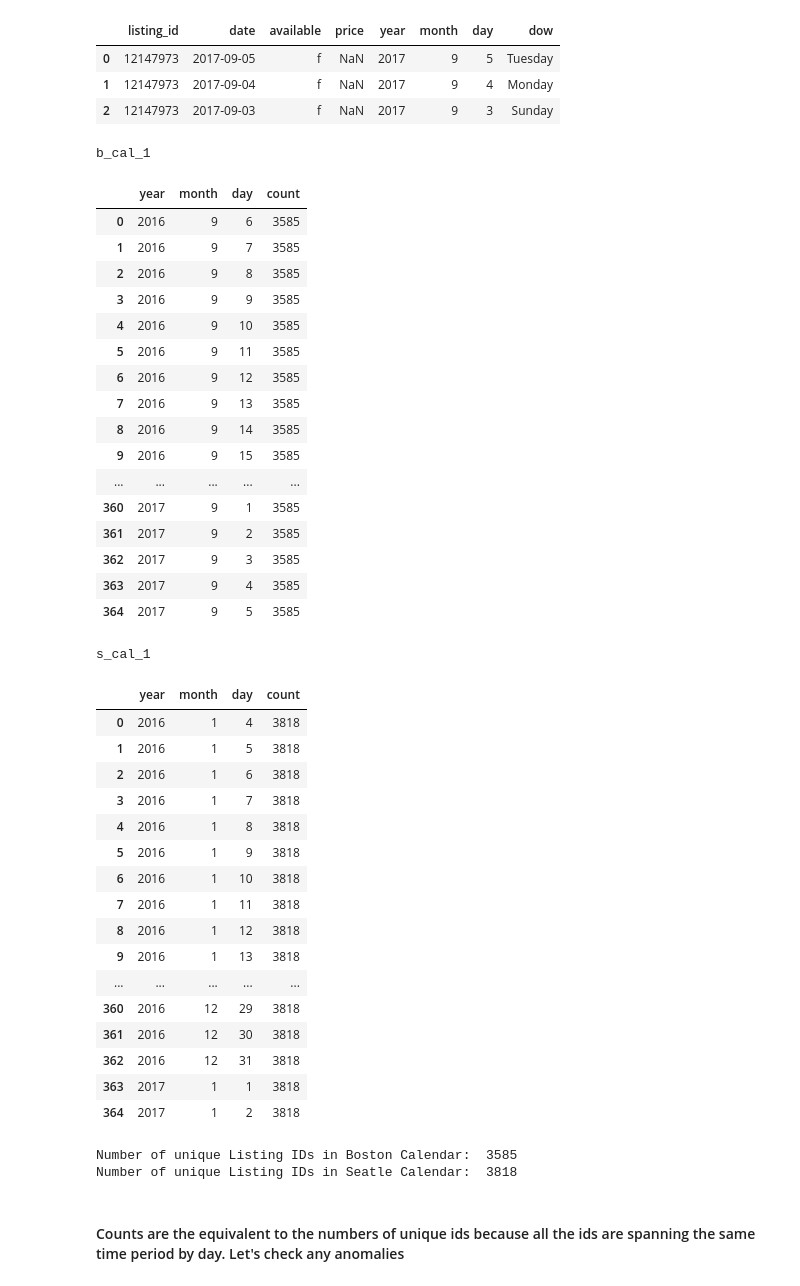
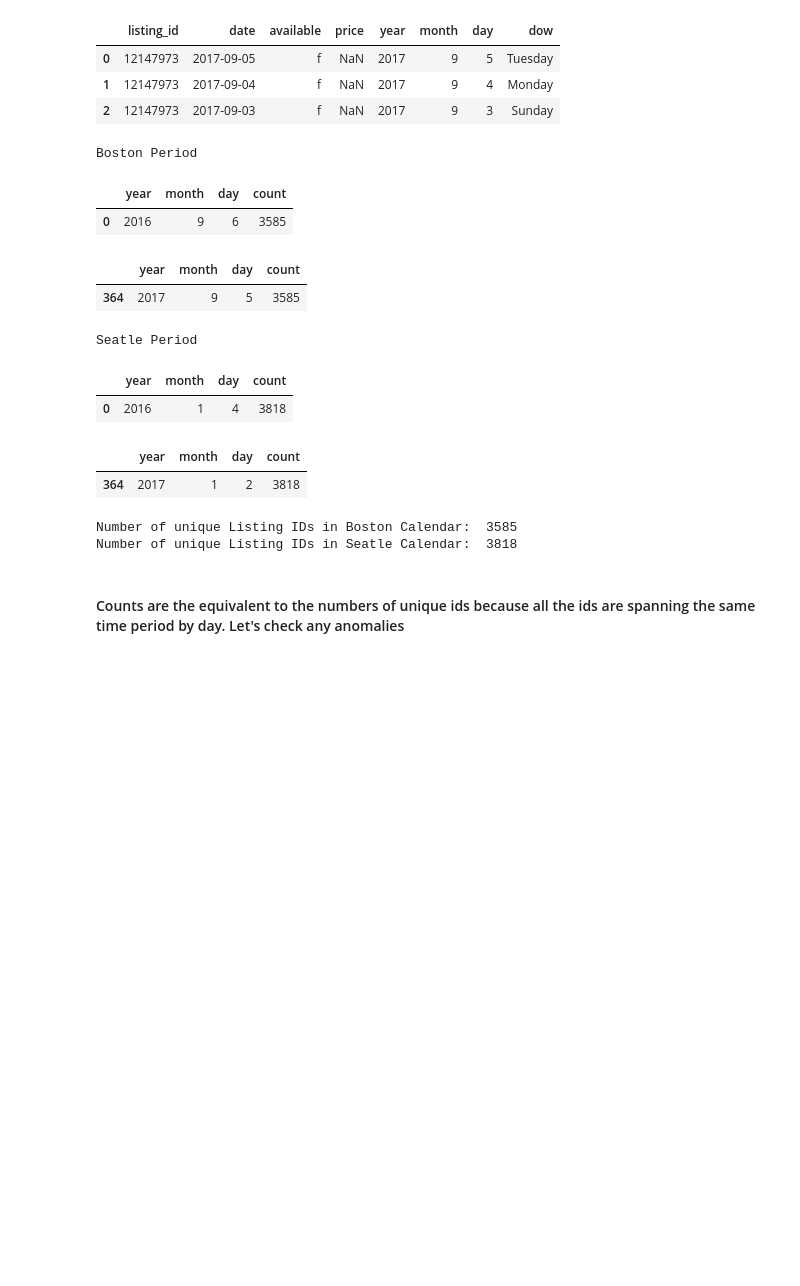
Before and after one commit to Zainy1453/Project-ND-1, a Jupyter notebook: Project 1.ipynb, the cells around one changed output. Cells and saved outputs as stored; diff of their text form; code cells hidden in the pictures; blank space fills up the shorter version.

```diff
--- a/Project 1.ipynb
+++ b/Project 1.ipynb
@@ -104,46 +104,23 @@ s_cal_1
 # %%
 b_period =get_period_df(b_cal_1)
 s_period =get_period_df(s_cal_1)
-display_side_by_side(b_period, s_period, titles= ['b_cal_1', 's_cal_1'])
+display_side_by_side(b_period.head(1), b_period.tail(1), titles = ['Boston Period'])
+display_side_by_side(s_period.head(1), s_period.tail(1), titles = ['Seatle Period'])
+
 print("Number of unique Listing IDs in Boston Calendar: ", len(b_cal_1.listing_id.unique()))
 print("Number of unique Listing IDs in Seatle Calendar: ", len(s_cal_1.listing_id.unique()))
+#b_period.iloc[0], s_period.iloc[0], b =0)
 # %% [output]
-b_cal_1
+Boston Period
 |  | year | month | day | count |
 | 0 | 2016 | 9 | 6 | 3585 |
-| 1 | 2016 | 9 | 7 | 3585 |
-| 2 | 2016 | 9 | 8 | 3585 |
-| 3 | 2016 | 9 | 9 | 3585 |
-| 4 | 2016 | 9 | 10 | 3585 |
-| 5 | 2016 | 9 | 11 | 3585 |
-| 6 | 2016 | 9 | 12 | 3585 |
-| 7 | 2016 | 9 | 13 | 3585 |
-| 8 | 2016 | 9 | 14 | 3585 |
-| 9 | 2016 | 9 | 15 | 3585 |
-| ... | ... | ... | ... | ... |
-| 360 | 2017 | 9 | 1 | 3585 |
-| 361 | 2017 | 9 | 2 | 3585 |
-| 362 | 2017 | 9 | 3 | 3585 |
-| 363 | 2017 | 9 | 4 | 3585 |
-| 364 | 2017 | 9 | 5 | 3585 |
+|  | year | month | day | count |
+| 364 | 2017 | 9 | 5 | 3585 |
-s_cal_1
+Seatle Period
-|  | year | month | day | count |
-| 0 | 2016 | 1 | 4 | 3818 |
-| 1 | 2016 | 1 | 5 | 3818 |
-| 2 | 2016 | 1 | 6 | 3818 |
-| 3 | 2016 | 1 | 7 | 3818 |
-| 4 | 2016 | 1 | 8 | 3818 |
-| 5 | 2016 | 1 | 9 | 3818 |
-| 6 | 2016 | 1 | 10 | 3818 |
-| 7 | 2016 | 1 | 11 | 3818 |
-| 8 | 2016 | 1 | 12 | 3818 |
-| 9 | 2016 | 1 | 13 | 3818 |
-| ... | ... | ... | ... | ... |
-| 360 | 2016 | 12 | 29 | 3818 |
-| 361 | 2016 | 12 | 30 | 3818 |
-| 362 | 2016 | 12 | 31 | 3818 |
-| 363 | 2017 | 1 | 1 | 3818 |
-| 364 | 2017 | 1 | 2 | 3818 |
+|  | year | month | day | count |
+| 0 | 2016 | 1 | 4 | 3818 |
+|  | year | month | day | count |
+| 364 | 2017 | 1 | 2 | 3818 |
 Number of unique Listing IDs in Boston Calendar:  3585
 Number of unique Listing IDs in Seatle Calendar:  3818
 # %% [markdown]
```
Also changed, not shown: parts of 22 cells of this notebook, 2 other files.
